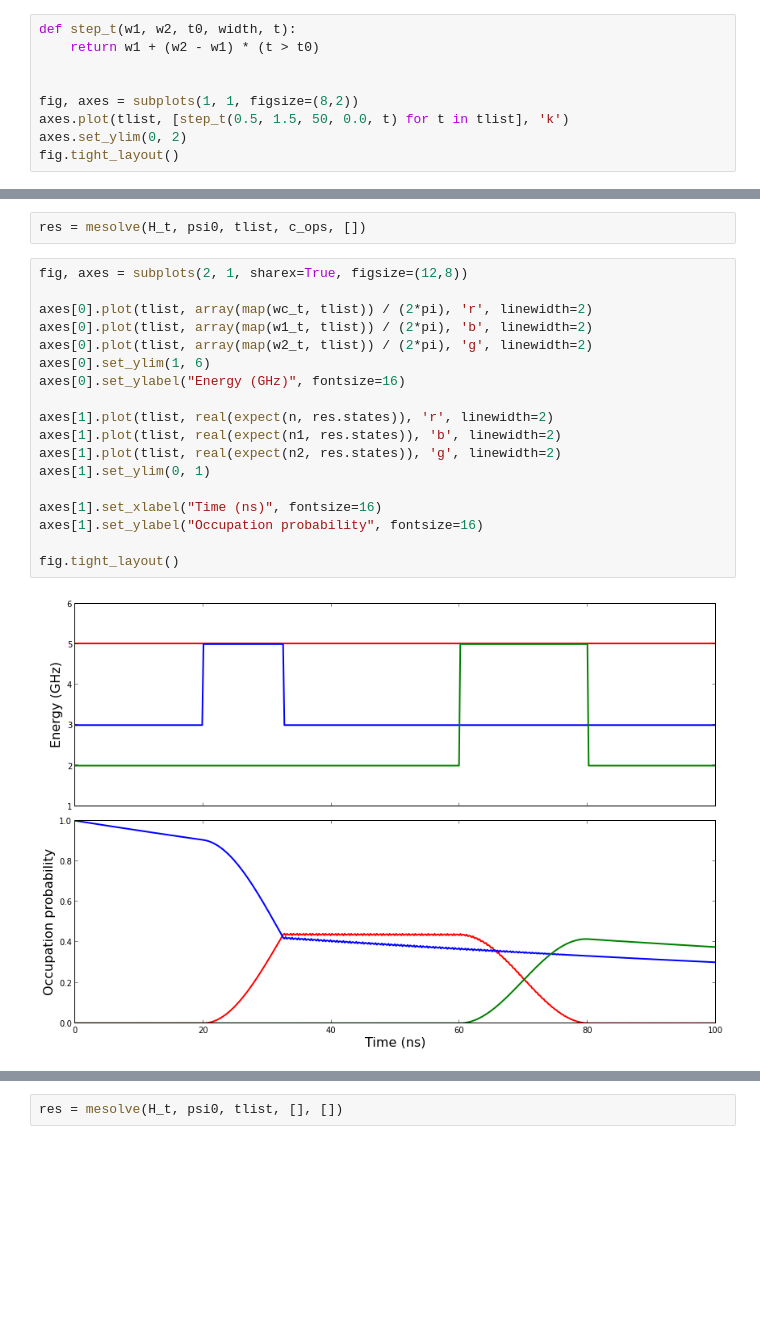
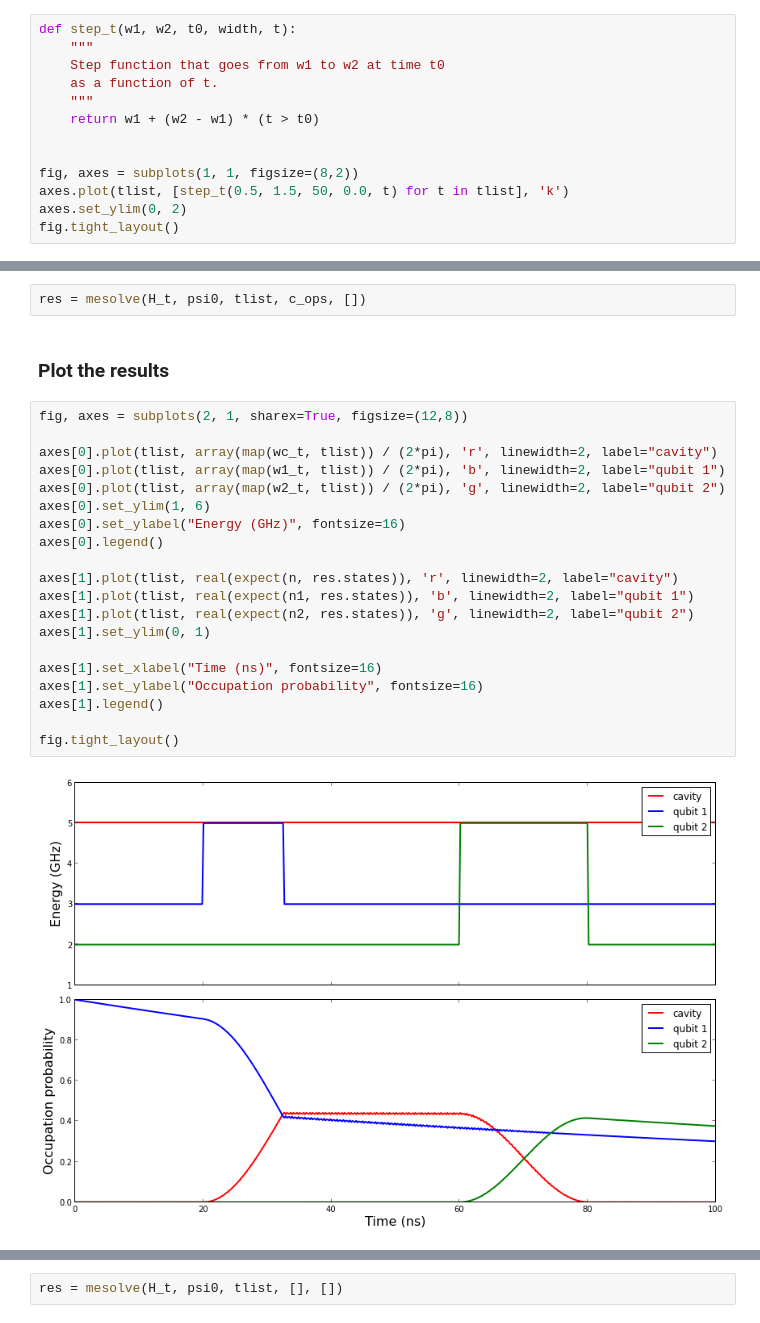
Before and after one commit to jrjohansson/qutip-lectures, a Jupyter notebook: Lecture-cavity-qubit-gates.ipynb, the cells around one changed output, grey strips where cells are left out. Drawn from its saved outputs; the diff is of its cells as text; blank space fills up the shorter version.

Commit message:
start on qubit-cavity gate lecture

```diff
--- a/Lecture-cavity-qubit-gates.ipynb
+++ b/Lecture-cavity-qubit-gates.ipynb
@@ -46,6 +74,10 @@ psi0 = tensor(basis(N,0),basis(2,1),basis(2,0))
 # Ideal two-qubit iSWAP gate
 # %%
 def step_t(w1, w2, t0, width, t):
+    """
+    Step function that goes from w1 to w2 at time t0
+    as a function of t.
+    """
     return w1 + (w2 - w1) * (t > t0)
 
 
@@ -123,25 +170,29 @@ c_ops = [sqrt(kappa) * a, sqrt(gamma1) * sm1, sqrt(gamma2) * sm2]
 # %%
 res = mesolve(H_t, psi0, tlist, c_ops, [])
+# %% [markdown]
+### Plot the results
 # %%
 fig, axes = subplots(2, 1, sharex=True, figsize=(12,8))
 
-axes[0].plot(tlist, array(map(wc_t, tlist)) / (2*pi), 'r', linewidth=2)
-axes[0].plot(tlist, array(map(w1_t, tlist)) / (2*pi), 'b', linewidth=2)
-axes[0].plot(tlist, array(map(w2_t, tlist)) / (2*pi), 'g', linewidth=2)
+axes[0].plot(tlist, array(map(wc_t, tlist)) / (2*pi), 'r', linewidth=2, label="cavity")
+axes[0].plot(tlist, array(map(w1_t, tlist)) / (2*pi), 'b', linewidth=2, label="qubit 1")
+axes[0].plot(tlist, array(map(w2_t, tlist)) / (2*pi), 'g', linewidth=2, label="qubit 2")
 axes[0].set_ylim(1, 6)
 axes[0].set_ylabel("Energy (GHz)", fontsize=16)
+axes[0].legend()
 
-axes[1].plot(tlist, real(expect(n, res.states)), 'r', linewidth=2)
-axes[1].plot(tlist, real(expect(n1, res.states)), 'b', linewidth=2)
-axes[1].plot(tlist, real(expect(n2, res.states)), 'g', linewidth=2)
+axes[1].plot(tlist, real(expect(n, res.states)), 'r', linewidth=2, label="cavity")
+axes[1].plot(tlist, real(expect(n1, res.states)), 'b', linewidth=2, label="qubit 1")
+axes[1].plot(tlist, real(expect(n2, res.states)), 'g', linewidth=2, label="qubit 2")
 axes[1].set_ylim(0, 1)
 
 axes[1].set_xlabel("Time (ns)", fontsize=16)
 axes[1].set_ylabel("Occupation probability", fontsize=16)
+axes[1].legend()
 
 fig.tight_layout()
 # %% [output]
-[figure, old version]
+[figure, new version]
 # %%
 rho_final = res.states[-1]
 rho_qubits = ptrace(rho_final, [1,2])
```
Also changed, not shown: parts of 36 cells of this notebook.
